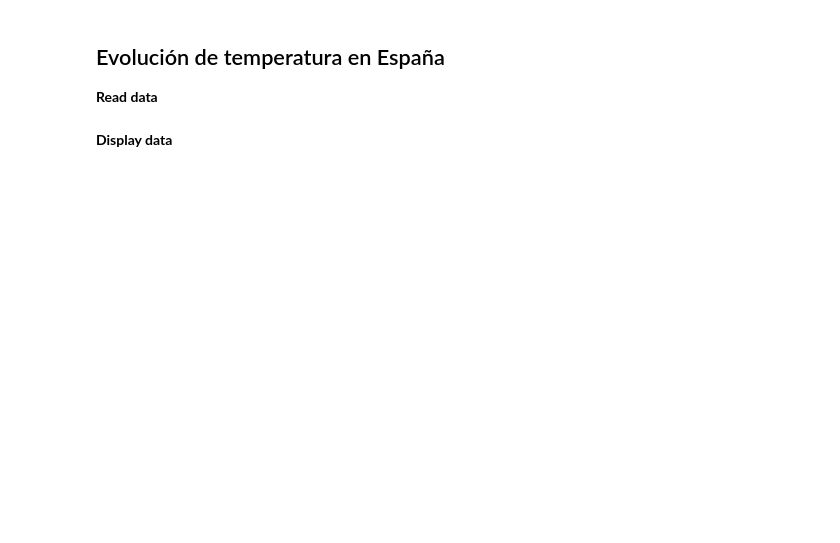
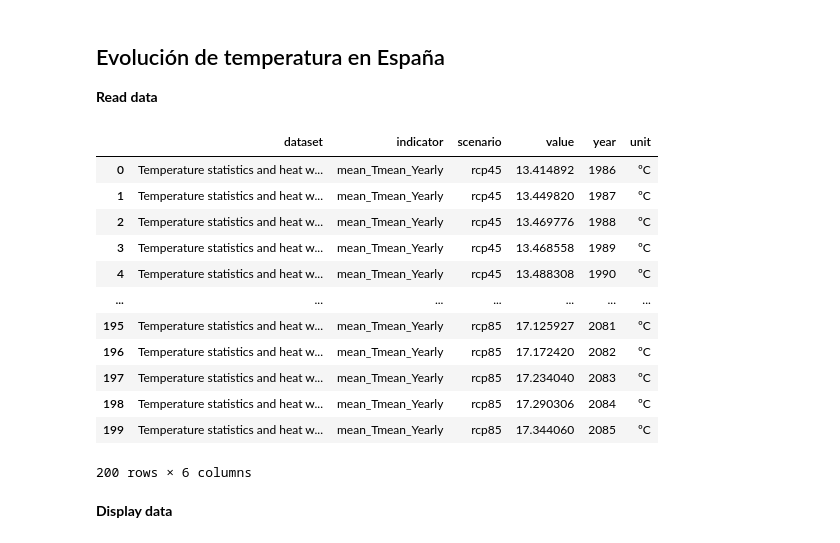
Before and after one commit to Vizzuality/ecf-agricultural-climate-impact, a Jupyter notebook: data/notebooks/Lab/04_Data_Demo.ipynb, the cells around one changed output. Drawn from its saved outputs; the diff is of its cells as text; code cells hidden in the pictures; blank space fills up the shorter version.

```diff
--- a/data/notebooks/Lab/04_Data_Demo.ipynb
+++ b/data/notebooks/Lab/04_Data_Demo.ipynb
@@ -317,6 +331,21 @@ plt.show()
 **Read data**
 # %%
 df = pd.read_csv(f'../../datasets/processed/annual_average_temperature_spain.csv')
+df
+# %% [output]
+|  | dataset | indicator | scenario | value | year | unit |
+| 0 | Temperature statistics and heat w... | mean_Tmean_Yearly | rcp45 | 13.414892 | 1986 | ºC |
+| 1 | Temperature statistics and heat w... | mean_Tmean_Yearly | rcp45 | 13.449820 | 1987 | ºC |
+| 2 | Temperature statistics and heat w... | mean_Tmean_Yearly | rcp45 | 13.469776 | 1988 | ºC |
+| 3 | Temperature statistics and heat w... | mean_Tmean_Yearly | rcp45 | 13.468558 | 1989 | ºC |
+| 4 | Temperature statistics and heat w... | mean_Tmean_Yearly | rcp45 | 13.488308 | 1990 | ºC |
+| ... | ... | ... | ... | ... | ... | ... |
+| 195 | Temperature statistics and heat w... | mean_Tmean_Yearly | rcp85 | 17.125927 | 2081 | ºC |
+| 196 | Temperature statistics and heat w... | mean_Tmean_Yearly | rcp85 | 17.172420 | 2082 | ºC |
+| 197 | Temperature statistics and heat w... | mean_Tmean_Yearly | rcp85 | 17.234040 | 2083 | ºC |
+| 198 | Temperature statistics and heat w... | mean_Tmean_Yearly | rcp85 | 17.290306 | 2084 | ºC |
+| 199 | Temperature statistics and heat w... | mean_Tmean_Yearly | rcp85 | 17.344060 | 2085 | ºC |
+200 rows × 6 columns
 # %% [markdown]
 **Display data**
 # %%
```
Also changed, not shown: parts of 10 cells of this notebook, 3 other files.
